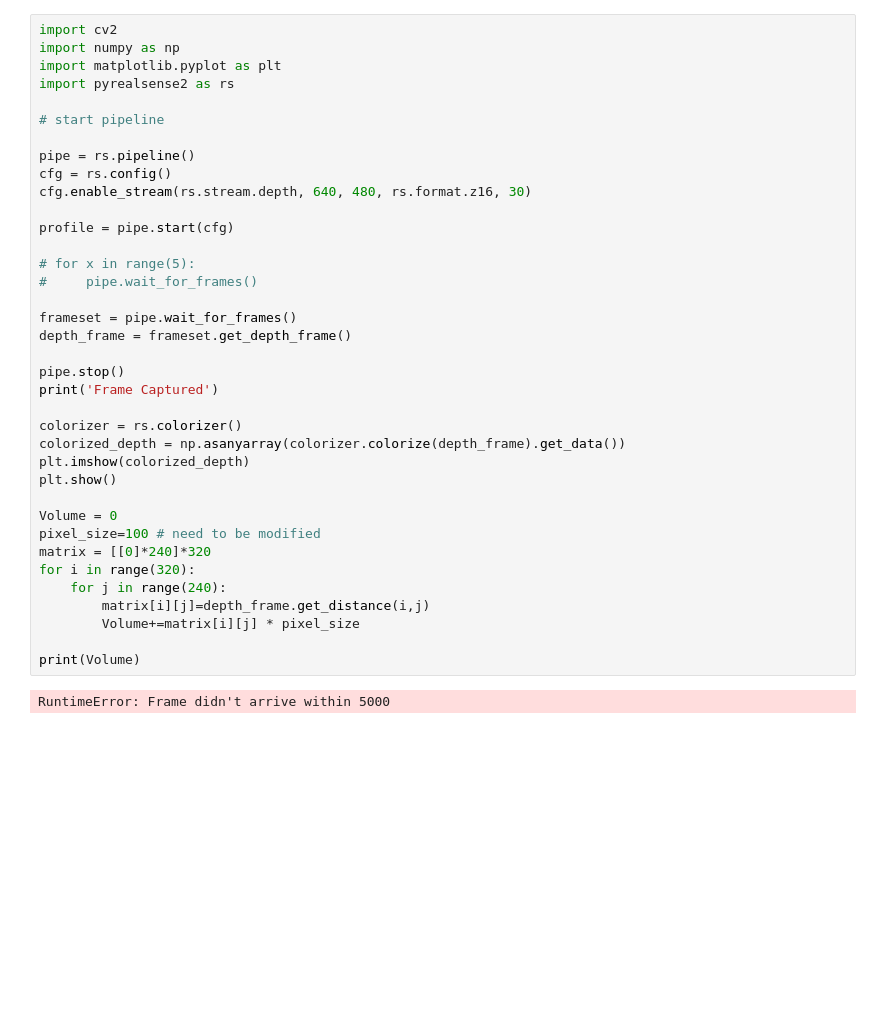
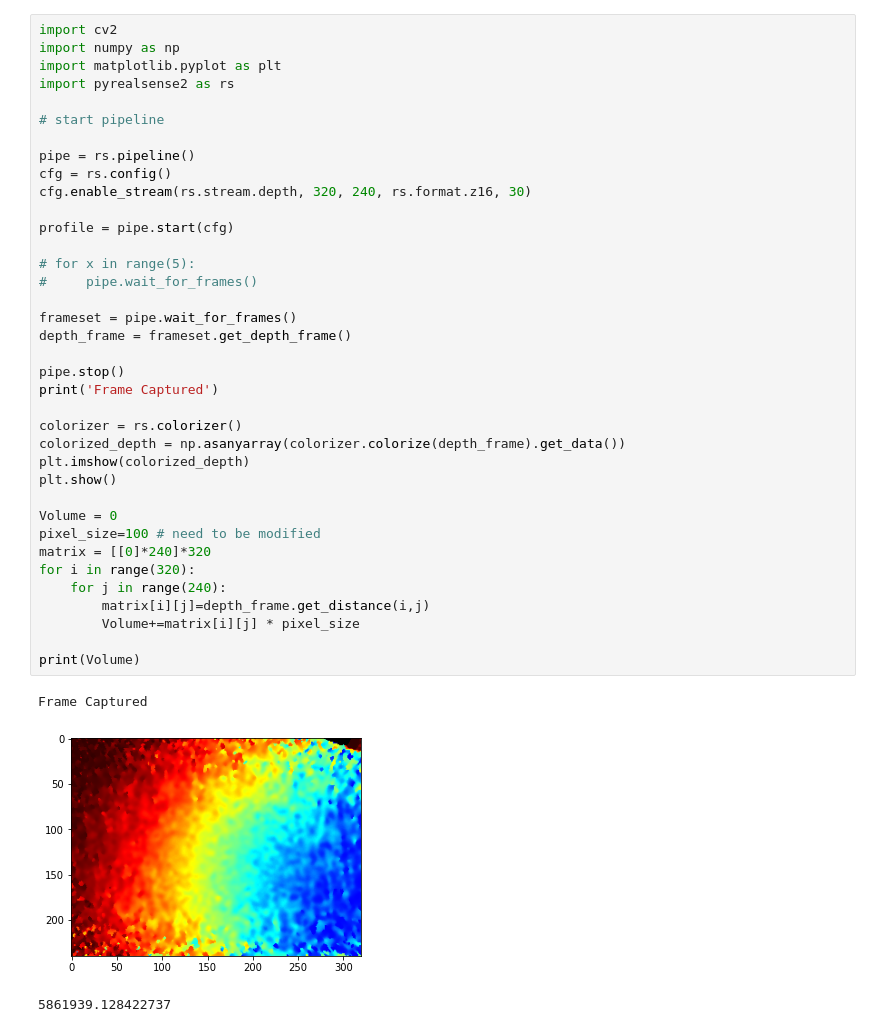
Before and after one commit to hwangheepaul/junseo2, a Jupyter notebook: testing_codes/test.ipynb, the cells around one changed output. Cells and saved outputs as stored; diff of their text form; blank space fills up the shorter version.

```diff
--- a/testing_codes/test.ipynb
+++ b/testing_codes/test.ipynb
@@ -8,32 +8,34 @@ import pyrealsense2 as rs
 
 pipe = rs.pipeline()
 cfg = rs.config()
-cfg.enable_stream(rs.stream.depth, 640, 480, rs.format.z16, 30)
+cfg.enable_stream(rs.stream.depth, 320, 240, rs.format.z16, 30)
 
 profile = pipe.start(cfg)
 
 # for x in range(5):
 #     pipe.wait_for_frames()
 
 frameset = pipe.wait_for_frames()
 depth_frame = frameset.get_depth_frame()
 
 pipe.stop()
 print('Frame Captured')
 
 colorizer = rs.colorizer()
 colorized_depth = np.asanyarray(colorizer.colorize(depth_frame).get_data())
 plt.imshow(colorized_depth)
 plt.show()
 
 Volume = 0
 pixel_size=100 # need to be modified
 matrix = [[0]*240]*320
 for i in range(320):
     for j in range(240):
         matrix[i][j]=depth_frame.get_distance(i,j)
         Volume+=matrix[i][j] * pixel_size
 
 print(Volume)
 # %% [output]
-RuntimeError: Frame didn't arrive within 5000
+Frame Captured
+[figure, added]
+5861939.128422737
```
